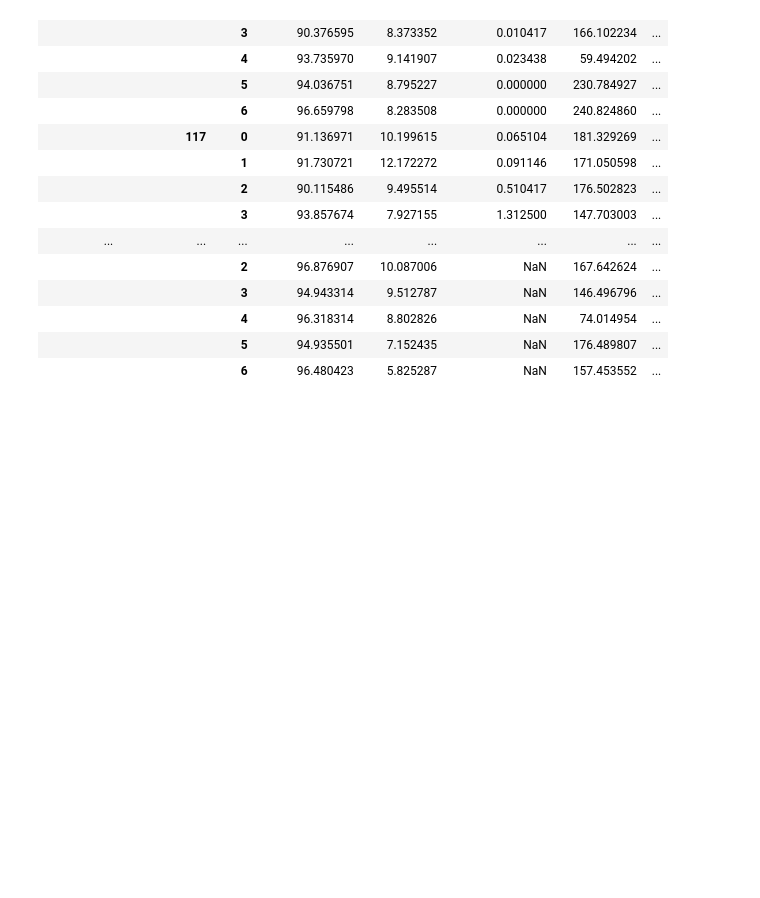
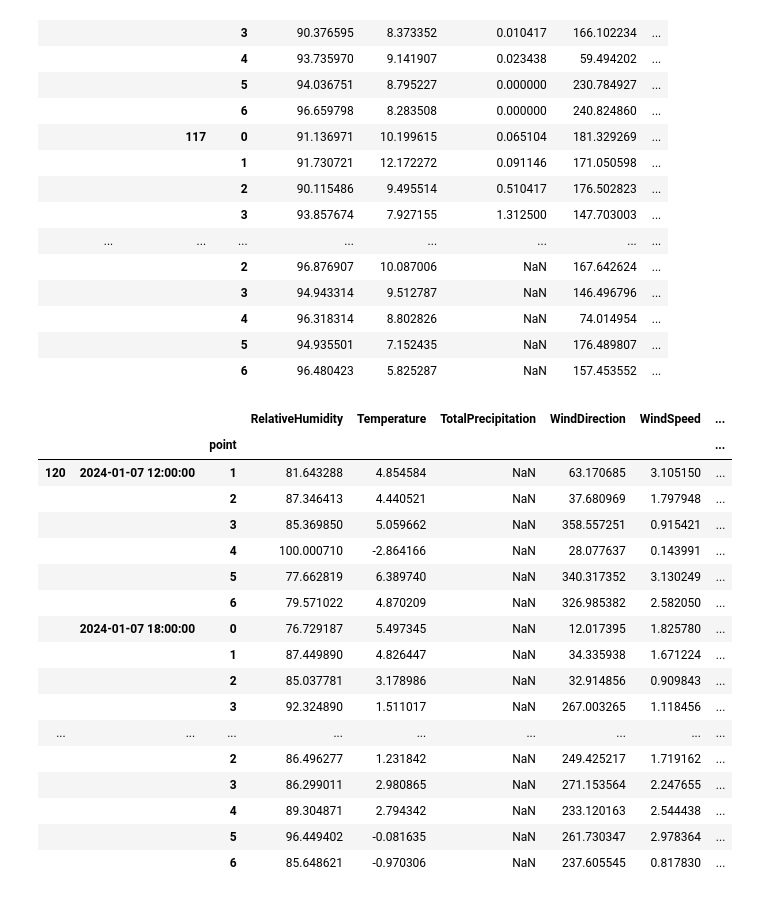
Before and after one commit to Shuyi829/hybrid-renewable-energy-forecasting, a Jupyter notebook: test_shuo.ipynb, the cells around one changed output. Cells and saved outputs as stored; diff of their text form; code cells hidden in the pictures; blank space fills up the shorter version.

```diff
--- a/test_shuo.ipynb
+++ b/test_shuo.ipynb
@@ -56,3 +56,24 @@ dwd_demand_his_df.tail(20)
 |  |  | 4 | 96.318314 | 8.802826 | NaN | 74.014954 | ... |
 |  |  | 5 | 94.935501 | 7.152435 | NaN | 176.489807 | ... |
 |  |  | 6 | 96.480423 | 5.825287 | NaN | 157.453552 | ... |
+# %%
+combined_dwd_df.tail(20)
+# %% [output]
+|  |  |  | RelativeHumidity | Temperature | TotalPrecipitation | WindDirection | WindSpeed | ... |
+|  |  | point |  |  |  |  |  | ... |
+| 120 | 2024-01-07 12:00:00 | 1 | 81.643288 | 4.854584 | NaN | 63.170685 | 3.105150 | ... |
+|  |  | 2 | 87.346413 | 4.440521 | NaN | 37.680969 | 1.797948 | ... |
+|  |  | 3 | 85.369850 | 5.059662 | NaN | 358.557251 | 0.915421 | ... |
+|  |  | 4 | 100.000710 | -2.864166 | NaN | 28.077637 | 0.143991 | ... |
+|  |  | 5 | 77.662819 | 6.389740 | NaN | 340.317352 | 3.130249 | ... |
+|  |  | 6 | 79.571022 | 4.870209 | NaN | 326.985382 | 2.582050 | ... |
+|  | 2024-01-07 18:00:00 | 0 | 76.729187 | 5.497345 | NaN | 12.017395 | 1.825780 | ... |
+|  |  | 1 | 87.449890 | 4.826447 | NaN | 34.335938 | 1.671224 | ... |
+|  |  | 2 | 85.037781 | 3.178986 | NaN | 32.914856 | 0.909843 | ... |
+|  |  | 3 | 92.324890 | 1.511017 | NaN | 267.003265 | 1.118456 | ... |
+| ... | ... | ... | ... | ... | ... | ... | ... | ... |
+|  |  | 2 | 86.496277 | 1.231842 | NaN | 249.425217 | 1.719162 | ... |
+|  |  | 3 | 86.299011 | 2.980865 | NaN | 271.153564 | 2.247655 | ... |
+|  |  | 4 | 89.304871 | 2.794342 | NaN | 233.120163 | 2.544438 | ... |
+|  |  | 5 | 96.449402 | -0.081635 | NaN | 261.730347 | 2.978364 | ... |
+|  |  | 6 | 85.648621 | -0.970306 | NaN | 237.605545 | 0.817830 | ... |
```
Also changed, not shown: parts of 6 cells of this notebook.
